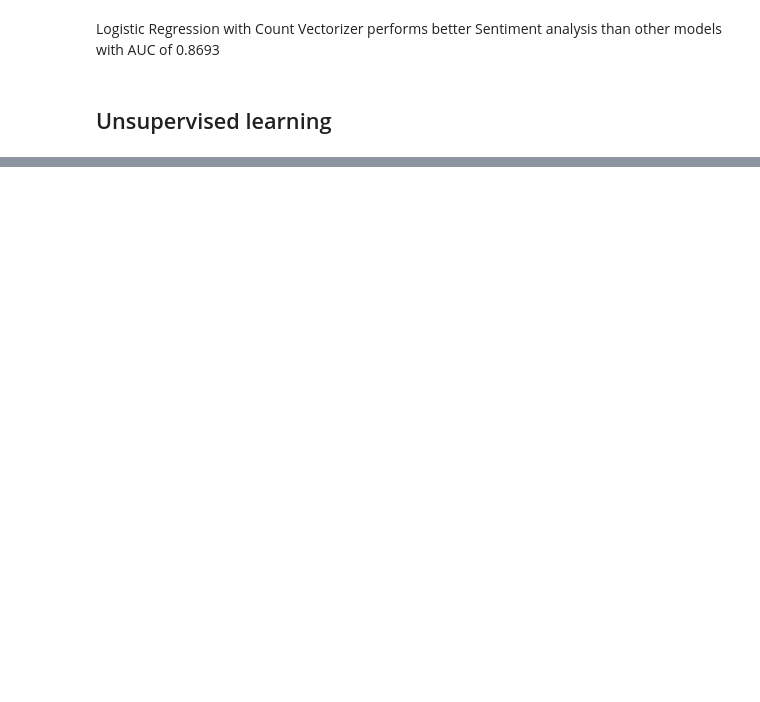
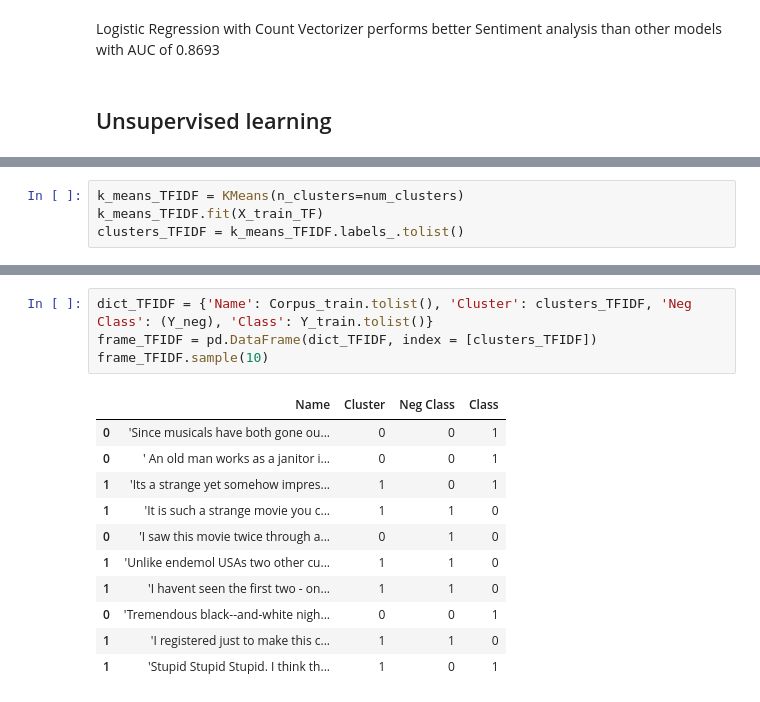
Before and after one commit to shivasanketh-rm/Sentiment-Analysis-of-IMDB-reviews, a Jupyter notebook: imdb_sentiment.ipynb, the cells around one changed output, grey strips where cells are left out. Saved outputs shown, nothing was run; the diff lists cells and outputs as text; blank space fills up the shorter version.

```diff
--- a/imdb_sentiment.ipynb
+++ b/imdb_sentiment.ipynb
@@ -279,0 +180,4 @@ print(type2_terms)
+# %%
+k_means_TFIDF = KMeans(n_clusters=num_clusters)
+k_means_TFIDF.fit(X_train_TF)
+clusters_TFIDF = k_means_TFIDF.labels_.tolist()
@@ -279,0 +203,16 @@ print(type2_terms)
+# %%
+dict_TFIDF = {'Name': Corpus_train.tolist(), 'Cluster': clusters_TFIDF, 'Neg Class': (Y_neg), 'Class': Y_train.tolist()}
+frame_TFIDF = pd.DataFrame(dict_TFIDF, index = [clusters_TFIDF])
+frame_TFIDF.sample(10)
+# %% [output]
+|  | Name | Cluster | Neg Class | Class |
+| 0 | 'Since musicals have both gone ou... | 0 | 0 | 1 |
+| 0 | ' An old man works as a janitor i... | 0 | 0 | 1 |
+| 1 | 'Its a strange yet somehow impres... | 1 | 0 | 1 |
+| 1 | 'It is such a strange movie you c... | 1 | 1 | 0 |
+| 0 | 'I saw this movie twice through a... | 0 | 1 | 0 |
+| 1 | 'Unlike endemol USAs two other cu... | 1 | 1 | 0 |
+| 1 | 'I havent seen the first two - on... | 1 | 1 | 0 |
+| 0 | 'Tremendous black--and-white nigh... | 0 | 0 | 1 |
+| 1 | 'I registered just to make this c... | 1 | 1 | 0 |
+| 1 | 'Stupid Stupid Stupid. I think th... | 1 | 0 | 1 |
```
Also changed, not shown: parts of 18 cells of this notebook.
